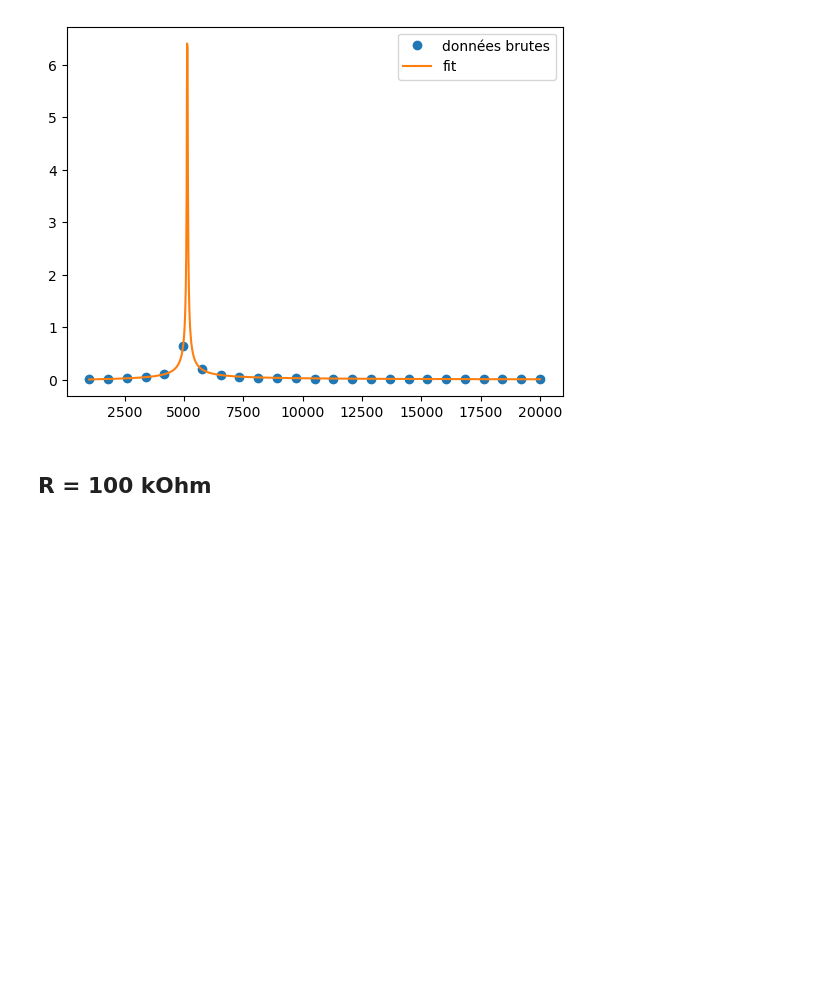
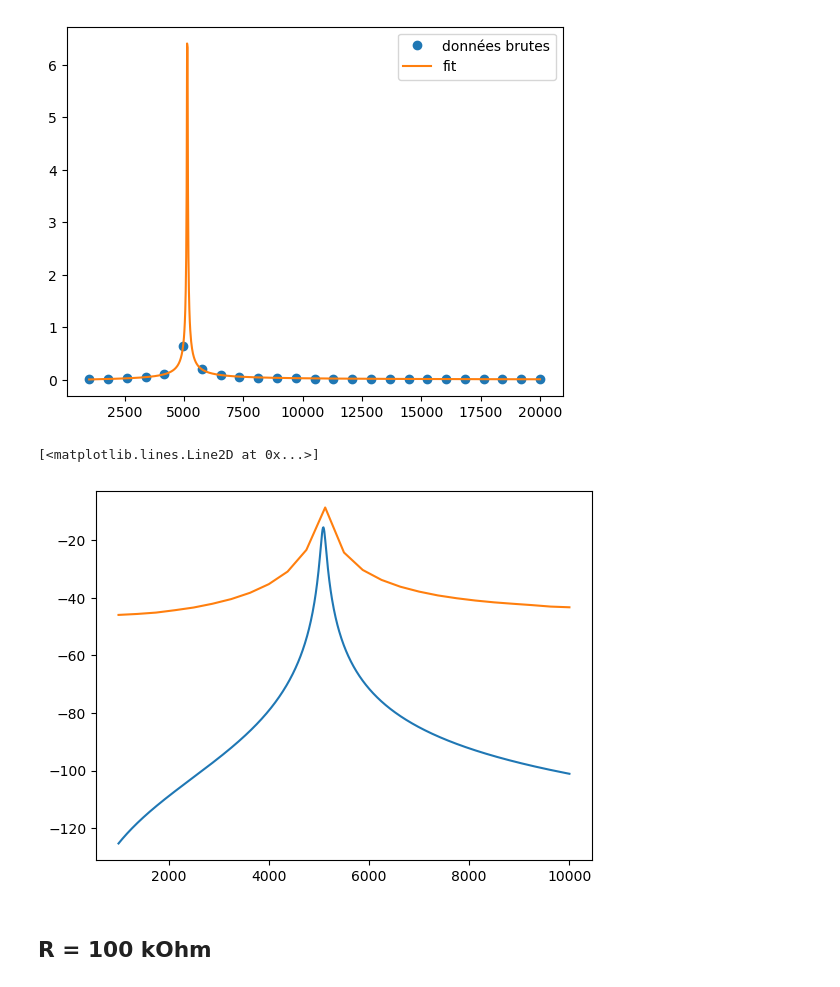
Before and after one commit to delavayan/Experiance-4-Phys-exp, a Jupyter notebook: TP RLC - Camille & Klara.ipynb, the cells around one changed output. Saved outputs shown, nothing was run; the diff lists cells and outputs as text; code cells hidden in the pictures; blank space fills up the shorter version.

```diff
--- a/TP RLC - Camille & Klara.ipynb
+++ b/TP RLC - Camille & Klara.ipynb
@@ -40,6 +40,15 @@ print(freq_np[mask])
 5136.417462749999
 [5127.12712713]
 [figure]
+# %%
+G_fit = 20*np.log(model(freq_np, *popt))
+G_brut = gain
+
+plt.plot(freq_np, G_fit)
+plt.plot(freq, G_brut)
+# %% [output]
+[<matplotlib.lines.Line2D at 0x...>]
+[figure, added]
 # %% [markdown]
 ## R = 100 kOhm
 # %%
```
